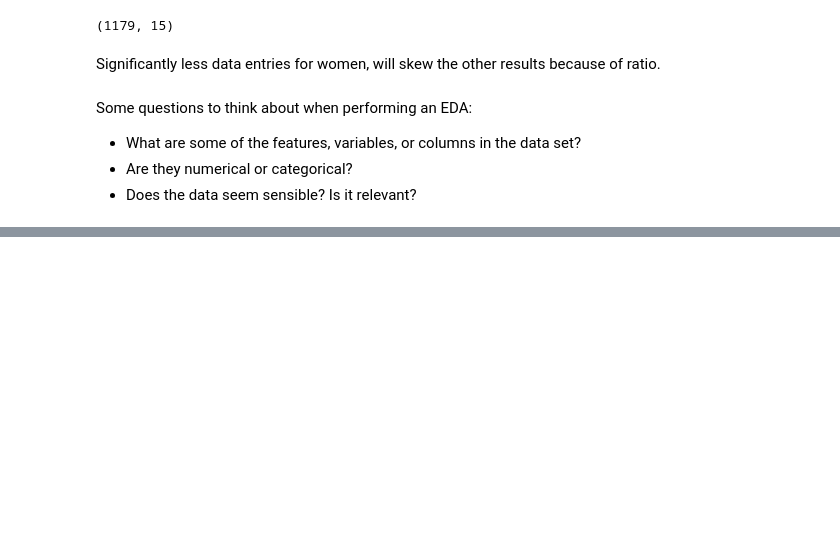
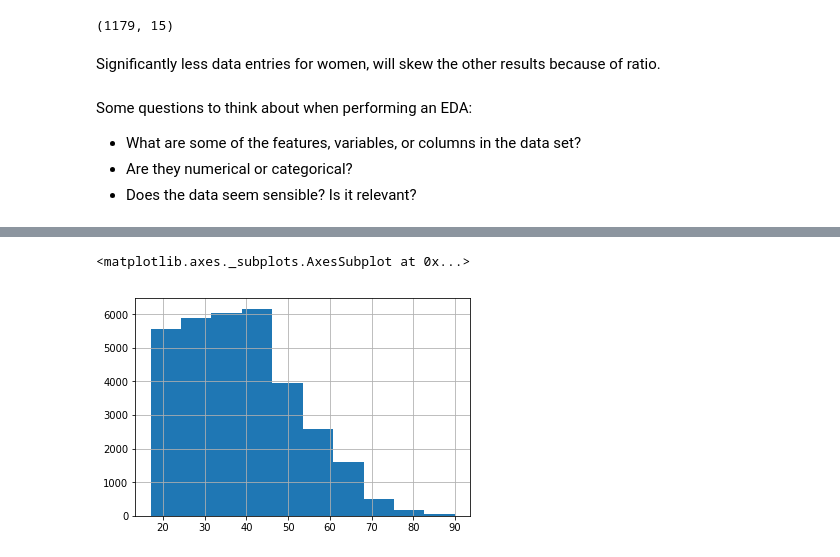
Before and after one commit to esire1/Math2212_Sirett, a Jupyter notebook: M2_Statistics/M2_Adult.ipynb, the cells around one changed output, grey strips where cells are left out. Cells and saved outputs as stored; diff of their text form; code cells hidden in the pictures; blank space fills up the shorter version.

```diff
--- a/M2_Statistics/M2_Adult.ipynb
+++ b/M2_Statistics/M2_Adult.ipynb
@@ -214,0 +252,6 @@ Some questions to think about when performing an EDA:
+# %%
+# make a histogram for a single column
+adult['age'].hist()
+# %% [output]
+<matplotlib.axes._subplots.AxesSubplot at 0x...>
+[figure, added]
```
Also changed, not shown: parts of 27 cells of this notebook, 1 other file.
